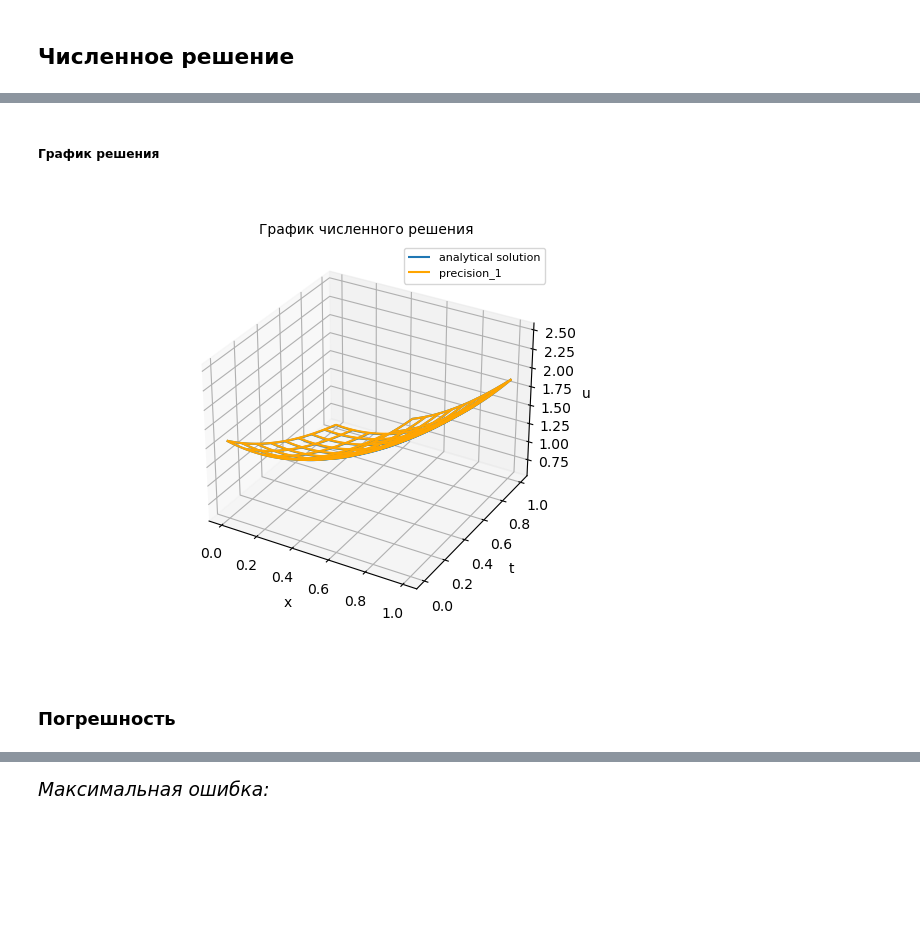
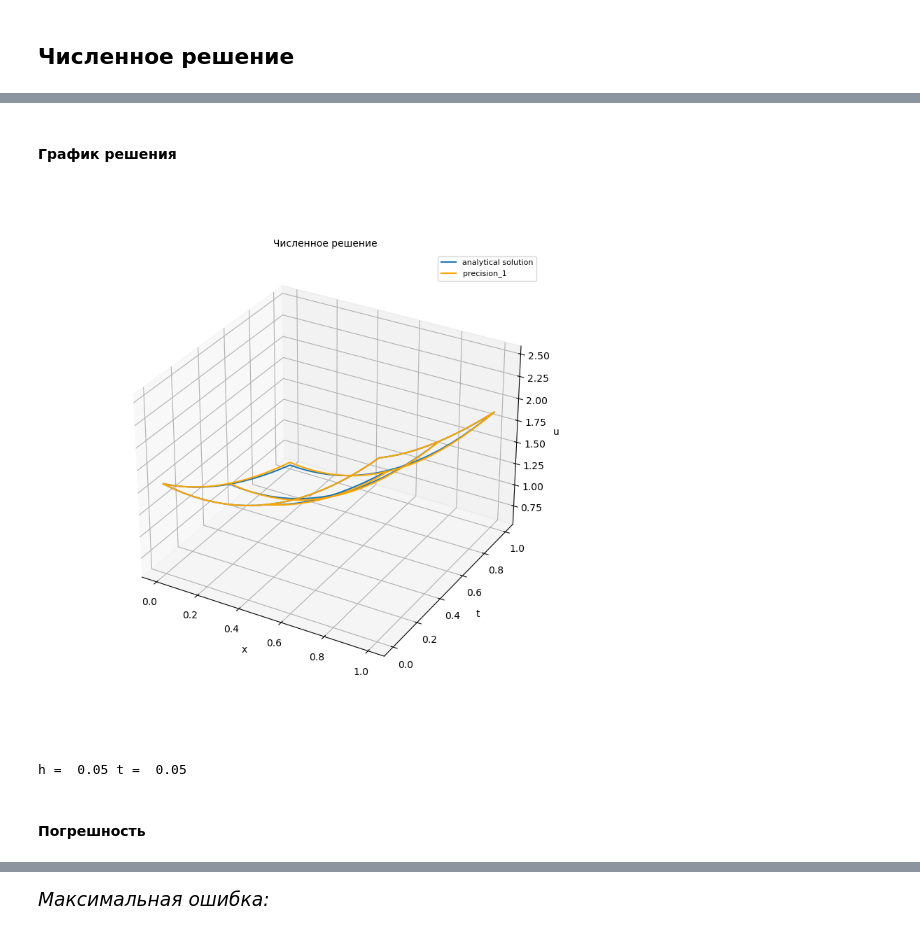
Before and after one commit to Shchetinnikov/Numerical_Methods, a Jupyter notebook: Lab7.ipynb, the cells around one changed output, grey strips where cells are left out. Cells and saved outputs as stored; diff of their text form; code cells hidden in the pictures; blank space fills up the shorter version.

```diff
--- a/Lab7.ipynb
+++ b/Lab7.ipynb
@@ -158,56 +208,16 @@ u_plot1.append(layer_1)
-# %%
-# Считаем следующие слои
-# Определяем значения на границе из граничных условий
-
-layer_i = layer_1
-layer_j = layer_0
-
-for n in range(1, len(t_plot) - 1):
-    layer = []                       # вычисляемый слой
-
-    for k in range(1, len(x_plot) - 1):
-        u_nk = ((a**2 * t**2 / h**2) * (layer_i[k + 1] - 2 * layer_i[k] + layer_i[k - 1]) +
-                t**2 * f(x_plot[k], t_plot[n]) + 2 * layer_i[k] - layer_j[k])
-        layer.append(u_nk)
-
-    u_n0 = ((gamma_1(t_plot[n + 1]) - alpha_1(t_plot[n + 1]) * layer[0] / h)  /
-            (beta_1(t_plot[n + 1]) - alpha_1(t_plot[n + 1]) / h))
-    u_nN = ((gamma_2(t_plot[n + 1]) + alpha_2(t_plot[n + 1]) * layer[-1] / h) /
-            (alpha_2(t_plot[n + 1]) / h + beta_2(t_plot[n + 1])))
-
-    layer.insert(0, u_n0)
-    layer.append(u_nN)
-
-    u_plot1.append(layer)
-
-    layer_j = layer_i
-    layer_i = layer
 # %%
 X, Y = np.meshgrid(x_plot, t_plot)
 Z0   = u(X, Y)
 Z    = np.asarray(u_plot1)
 # %% [markdown]
-##### График решения
+#### График решения
 # %%
-fig = plt.figure()
-ax = fig.add_subplot(111, projection='3d')
-
-# ax.plot_surface(X, Y, Z0, cmap=cm.coolwarm)
-ax.plot_wireframe(X, Y, Z,  rstride=10, cstride=10,                 label='analytical solution')
-ax.plot_wireframe(X, Y, Z0, rstride=10, cstride=10, color='orange', label='precision_1')
-
-ax.set_xlabel('x', fontsize=10)
-ax.set_ylabel('t', fontsize=10)
-ax.set_zlabel('u', fontsize=10)
-
-plt.title('График численного решения', fontsize=10)
-plt.legend(fontsize=8)
-
-plt.show()
+decision_fig(X, Y, Z0, Z, precision=1)
 # %% [output]
-[figure, old version]
+[figure, new version]
+h =  0.05 t =  0.05
 # %% [markdown]
-### Погрешность
+#### Погрешность
 # %%
 errors = []
 
```
Also changed, not shown: parts of 54 cells of this notebook.
